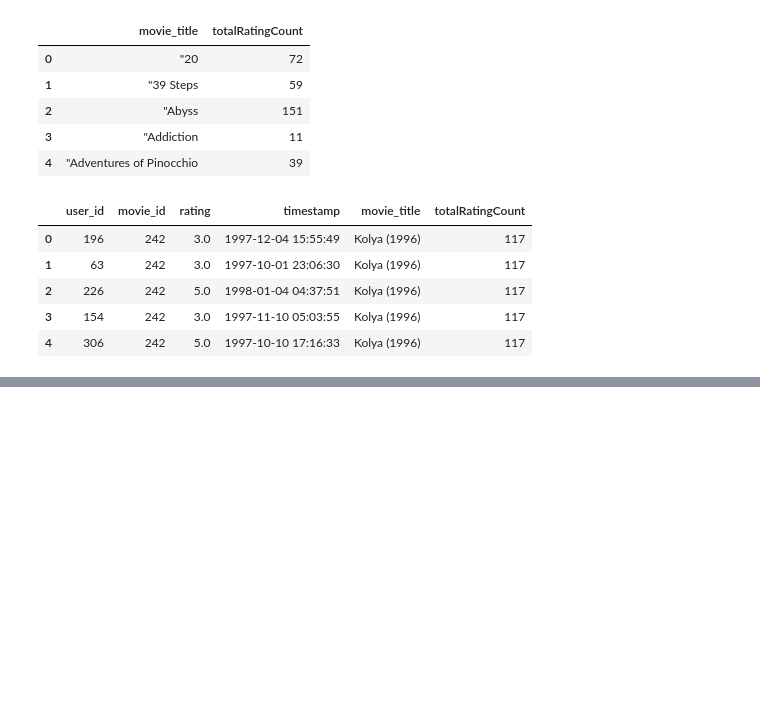
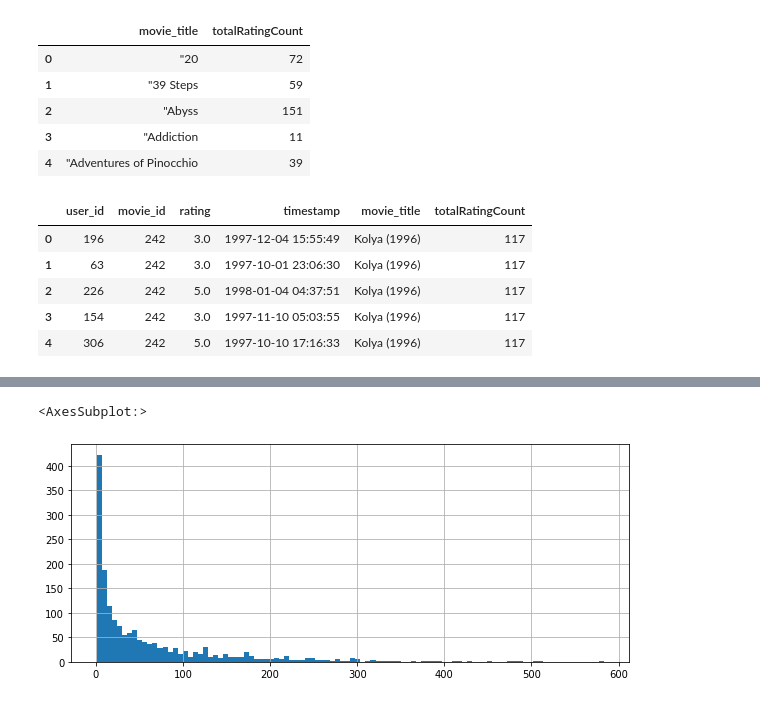
Before and after one commit to sibblu/movie-recommendation-using-user-personality, a Jupyter notebook: EDA.ipynb, the cells around one changed output, grey strips where cells are left out. Saved outputs shown, nothing was run; the diff lists cells and outputs as text; code cells hidden in the pictures; blank space fills up the shorter version.

```diff
--- a/EDA.ipynb
+++ b/EDA.ipynb
@@ -103,0 +135,7 @@ movie_ratings_by_user_with_total_rating_count.head()
+# %%
+#total rating count distribution
+plt.figure(figsize=(10,4))
+avg_ratings['rating_counts'].hist(bins=100)
+# %% [output]
+<AxesSubplot:>
+[figure, added]
```
Also changed, not shown: parts of 13 cells of this notebook, 1 other file.
